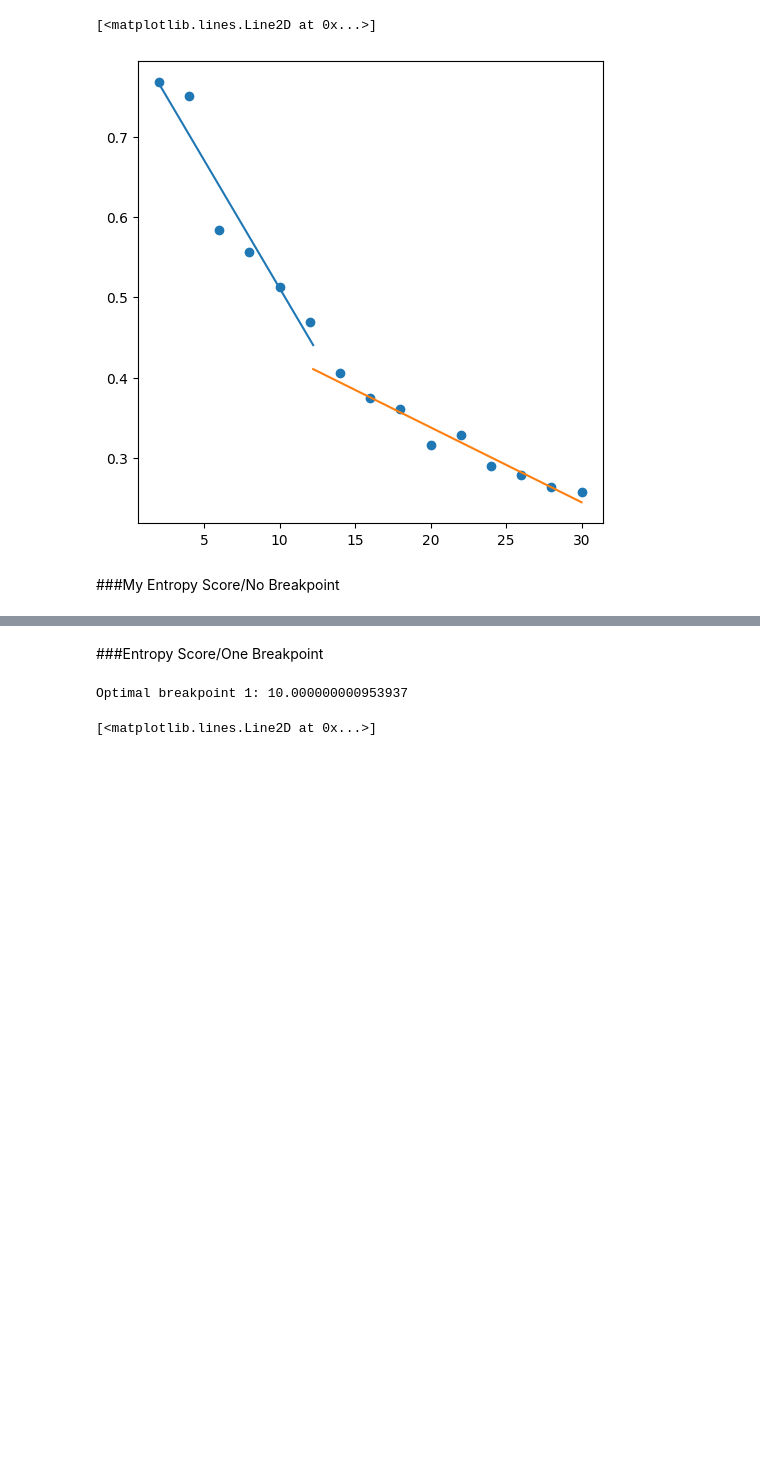
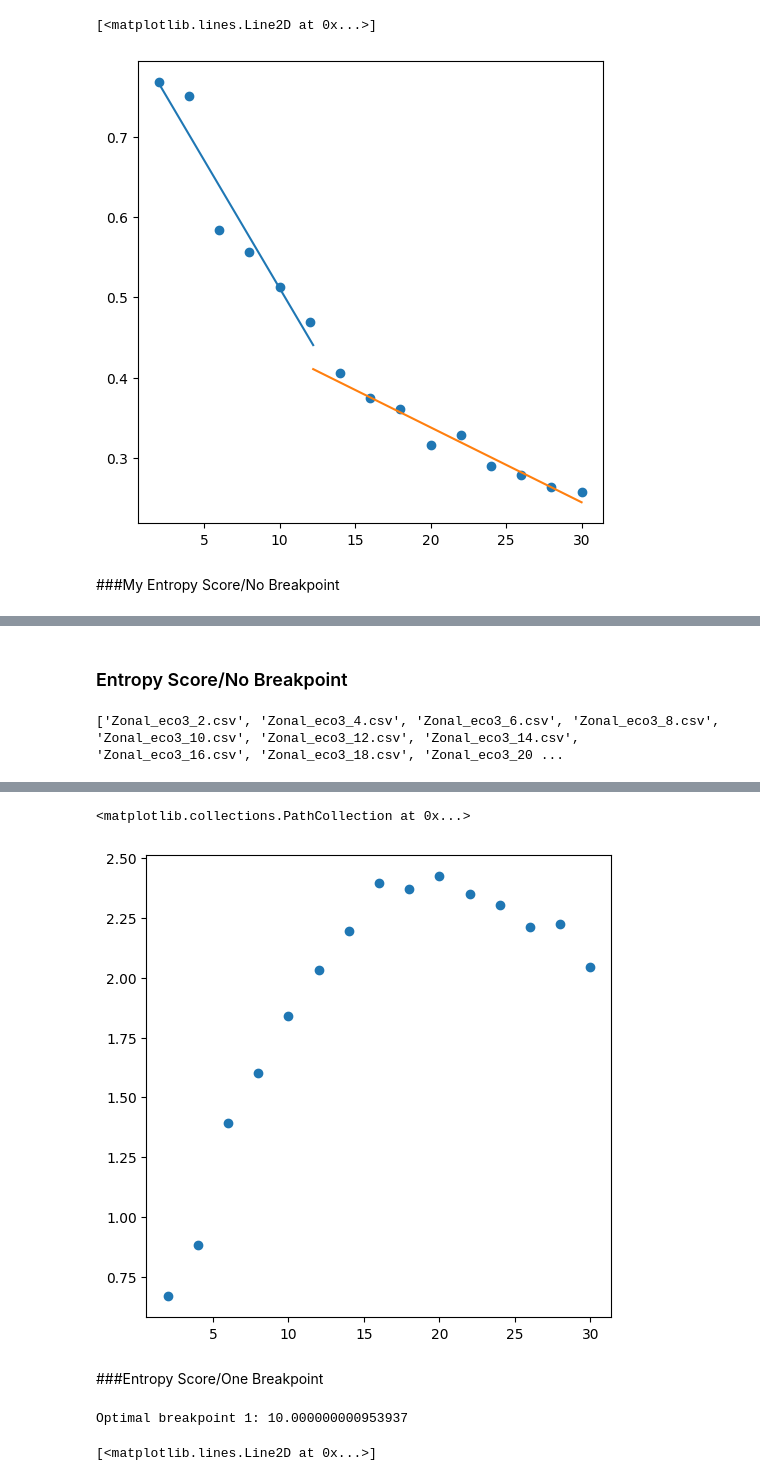
Before and after one commit to afullhart/climateanalogs, a Jupyter notebook: Figures/Score_1brkpt_TESTING.ipynb, the cells around one changed output, grey strips where cells are left out. Cells and saved outputs as stored; diff of their text form; code cells hidden in the pictures; blank space fills up the shorter version.

```diff
--- a/Figures/Score_1brkpt_TESTING.ipynb
+++ b/Figures/Score_1brkpt_TESTING.ipynb
@@ -611,18 +602,19 @@ for key in keys:
 test_scores = []
 for key in sorted_df_dict:
   df = sorted_df_dict[key]
-  df_sum = df.iloc[:, 1:].sum().sum()
-  sum_values_per_col = df.iloc[:, 1:].sum(axis=0)
+  n = df.iloc[:, 1:].sum().sum()
+  sum_values_per_col = df.iloc[:, 1:].sum()
   entropy = 0
   for i, col_sum in enumerate(sum_values_per_col[:1]):
     sr = df.iloc[:, i+1].divide(col_sum)
     sr = sr.apply(lambda x: x*np.log2(x))
     entropy_sum = sr.sum()
-    col_entropy = entropy_sum * (col_sum/df_sum)
+    col_entropy = entropy_sum * (col_sum/n)
     entropy += col_entropy
 
   test_scores.append(entropy)
 
+print(sum_values_per_col)
 
 fig, ax = plt.subplots(figsize=(6, 6))
 ax.scatter(keys, test_scores)
@@ -634,0 +645,36 @@ ax.scatter(keys, test_scores)
+# %% [markdown]
+### Entropy Score/No Breakpoint
+# %%
+from permetrics import ClusteringMetric
+
+'https://permetrics.readthedocs.io/en/latest/pages/clustering/ES.html'
+
+fld = '/content/drive/My Drive/Colab Notebooks/Analogs/Zonal_Test'
+
+files = [f for f in os.listdir(fld) if f[-4:] == '.csv']
+print(files)
+
+df = pd.read_csv(os.path.join(fld, files[0]))
+display(df)
+
+arr = df.iloc[:, 1:].to_numpy()
+
+test_scores = []
+test_cluster_sizes = [2, 4, 6, 8, 10, 12, 14, 16, 18, 20, 22, 24, 26, 28, 30]
+for n in test_cluster_sizes:
+  y_pred, y_true = [], []
+  df = pd.read_csv(os.path.join(fld, 'Zonal_eco3_{}.csv'.format(n)))
+  arr = df.iloc[:, 1:].to_numpy()
+  for i, row in enumerate(arr):
+    for j, col in enumerate(row):
+      count = arr[i, j]
+      y_pred.extend([i+1]*count)
+      y_true.extend([j+1]*count)
+  cm = ClusteringMetric(y_true=y_true, y_pred=y_pred)
+  test_scores.append(cm.entropy_score())
+
+
+fig, ax = plt.subplots(figsize=(6, 6))
+ax.scatter(test_cluster_sizes, test_scores)
+# %% [output]
+['Zonal_eco3_2.csv', 'Zonal_eco3_4.csv', 'Zonal_eco3_6.csv', 'Zonal_eco3_8.csv', 'Zonal_eco3_10.csv', 'Zonal_eco3_12.csv', 'Zonal_eco3_14.csv', 'Zonal_eco3_16.csv', 'Zonal_eco3_18.csv', 'Zonal_eco3_20 ...
@@ -635,3 +684,5 @@ ax.scatter(keys, test_scores)
+<matplotlib.collections.PathCollection at 0x...>
+[figure, added]
 # %% [markdown]
 ###Entropy Score/One Breakpoint
 # %%
```
Also changed, not shown: parts of 7 cells of this notebook.
